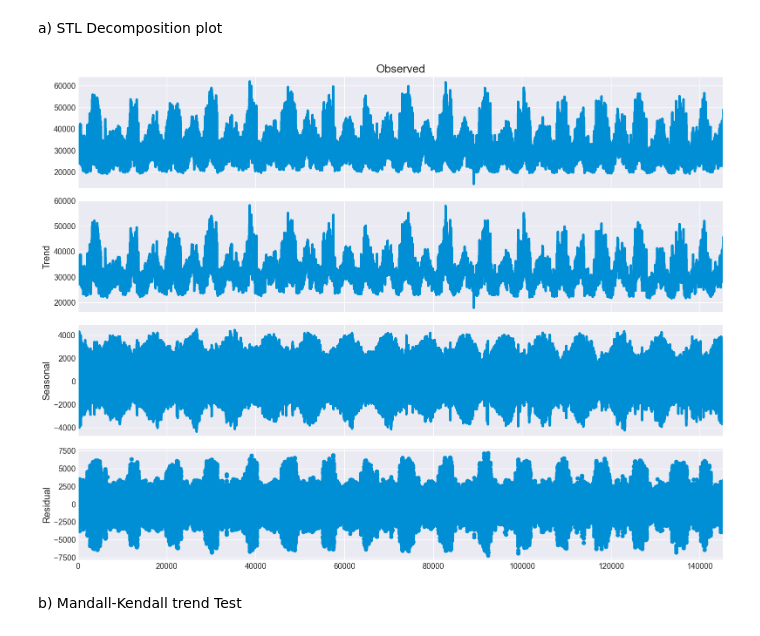
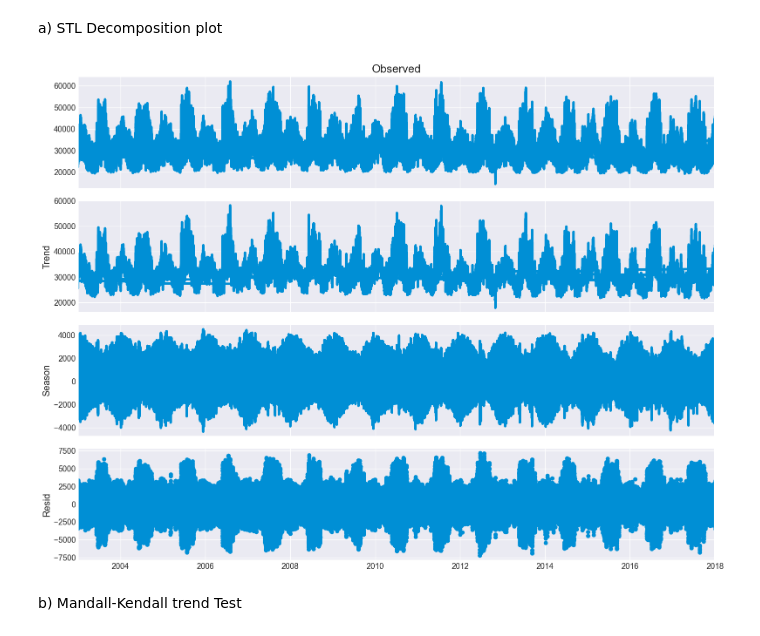
Before and after one commit to Pollybs/energy_consumption_time_series, a Jupyter notebook: energy_consumption_time_sries_forecasting.ipynb, the cells around one changed output. Saved outputs shown, nothing was run; the diff lists cells and outputs as text; code cells hidden in the pictures.

```diff
--- a/energy_consumption_time_sries_forecasting.ipynb
+++ b/energy_consumption_time_sries_forecasting.ipynb
@@ -207,13 +207,14 @@ plt.rc("font", size=13)
 # %%
 
 from statsmodels.tsa.seasonal import STL
 
 
-res = STL(X, period=12).fit()
+res = STL(df, period=12).fit()
 res.plot()
+plt.savefig('plots/STL.png',dpi=300, bbox_inches='tight' )
 plt.show()
 # %% [output]
-[figure, old version]
+[figure, new version]
 # %% [markdown]
 b) Mandall-Kendall trend Test
 # %% [markdown]
```
Also changed, not shown: parts of 4 cells of this notebook, 6 other files.
